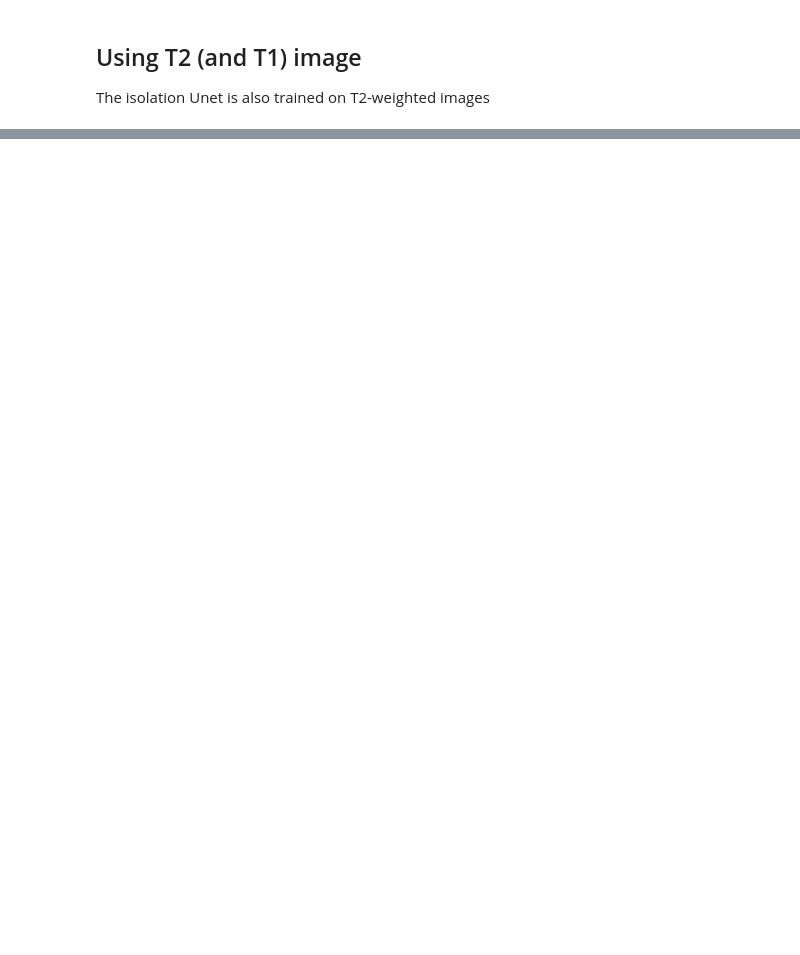
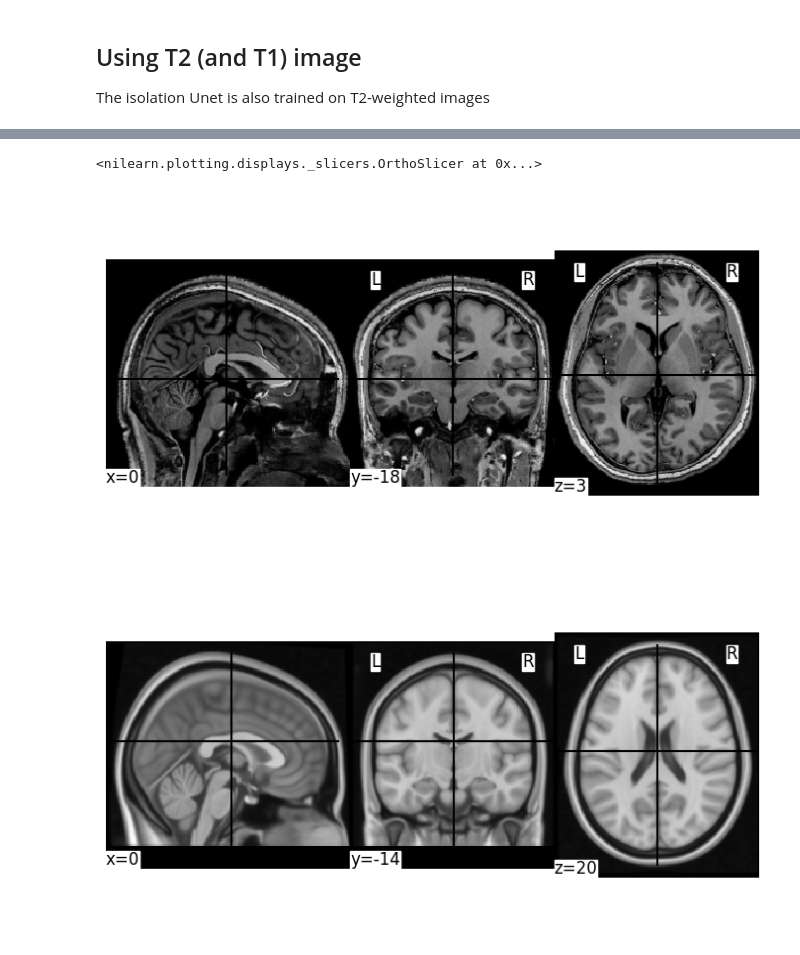
Before and after one commit to DiedrichsenLab/SUITPy, a Jupyter notebook: docs/source/tutorials/2.isolate_example.ipynb, the cells around one changed output, grey strips where cells are left out. Drawn from its saved outputs; the diff is of its cells as text; code cells hidden in the pictures; blank space fills up the shorter version.

```diff
--- a/docs/source/tutorials/2.isolate_example.ipynb
+++ b/docs/source/tutorials/2.isolate_example.ipynb
@@ -47,0 +89,13 @@ plotting.plot_roi(mask,img)
+# %%
+# The function return the ANTsTransform
+img = ants.image_read('sub-ex_T1w.nii.gz')
+trans, status = suit.registration(img=img, max_iterations=5, mi_lower=1.22, mi_upper=1.23)
+transformed_img = ants.apply_ants_transform_to_image(trans, img, template)
+# %%
+# img after registration
+plotting.plot_img(ants.to_nibabel_nifti(transformed_img), colorbar=False)
+plotting.plot_img(ants.to_nibabel_nifti(template), colorbar=False)
+# %% [output]
+<nilearn.plotting.displays._slicers.OrthoSlicer at 0x...>
+[figure, added]
+[figure, added]
```
Also changed, not shown: parts of 7 cells of this notebook, 10 other files.
